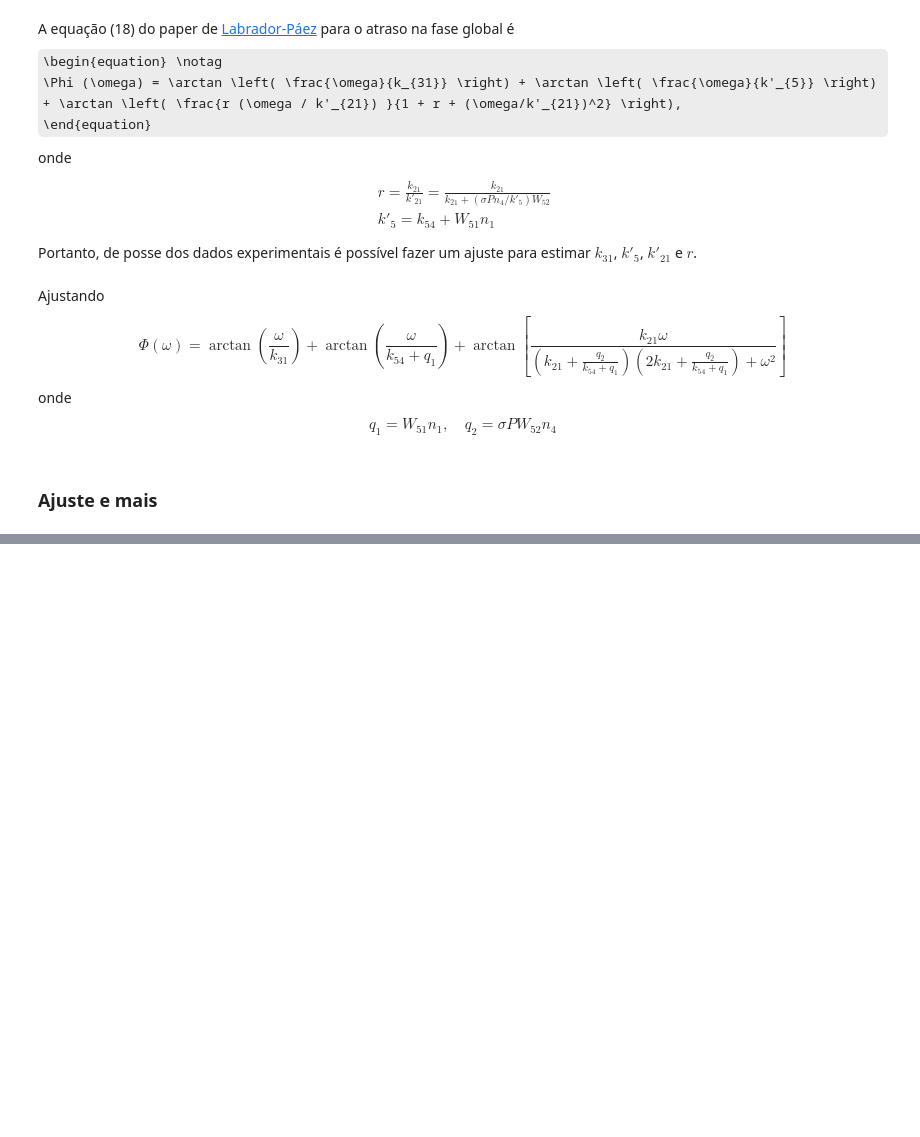
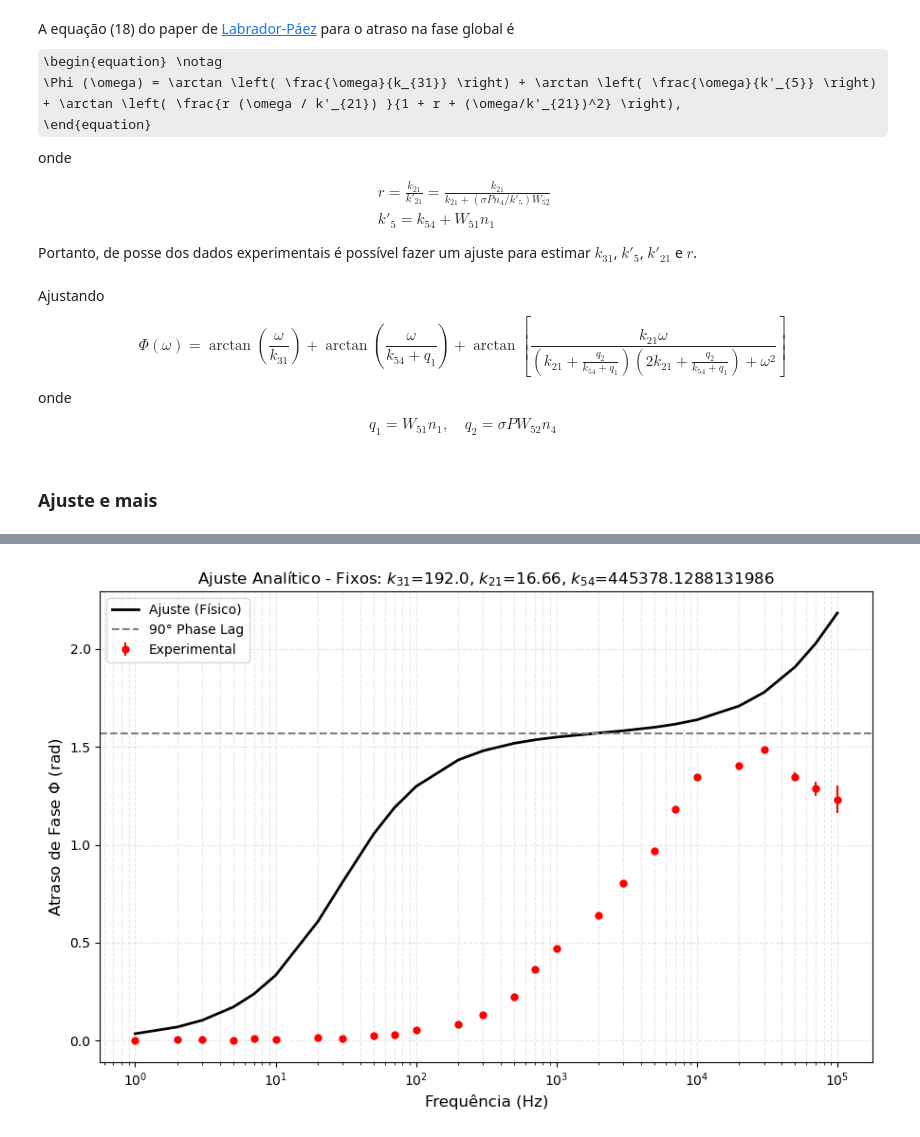
Before and after one commit to habakukc22/ode-system, a Jupyter notebook: initial_parameters.ipynb, the cells around one changed output, grey strips where cells are left out. Drawn from its saved outputs; the diff is of its cells as text; code cells hidden in the pictures; some formulas as TeX source; blank space fills up the shorter version.

```diff
--- a/initial_parameters.ipynb
+++ b/initial_parameters.ipynb
@@ -141,0 +283,86 @@ r     = 0.4620
+# %%
+# ---------------------------------------------------------
+# 1. CONSTANTES DA LITERATURA
+# ---------------------------------------------------------
+k31_fixo = 192.0  # Substitua pelo valor correto
+k21_fixo = 16.66   # Substitua pelo valor correto
+# k54_fixo = 1279.0  # Substitua pelo valor correto
+
+
+
+# ---------------------------------------------------------
+# 3. FUNÇÃO ANALÍTICA (FORMA ELEGANTE FATORADA)
+# ---------------------------------------------------------
+def equacao_18_fisica(f, q1, q2, k54_fixo):
+    w = 2 * np.pi * f
+
+    # Fração comum que se repete no denominador do 3º termo
+    termo_q = q2 / (k54_fixo + q1)
+
+    # Primeiros dois termos
+    termo1 = np.arctan(w / k31_fixo)
+    termo2 = np.arctan(w / (k54_fixo + q1))
+
+    # Terceiro termo fiel à fatoração matemática
+    numerador3 = k21_fixo * w
+    denominador3 = (k21_fixo + termo_q) * (2 * k21_fixo + termo_q) + w**2
+    termo3 = np.arctan(numerador3 / denominador3)
+
+    return termo1 + termo2 + termo3
+
+# ---------------------------------------------------------
+# 4. OTIMIZAÇÃO (CURVE FIT)
+# ---------------------------------------------------------
+limites_inferiores = [0.0, 0.0, 0.0]
+limites_superiores = [np.inf, np.inf, np.inf]
+
+
+
+chute_inicial = [1336.08874717683, 37878.115982463125, 1279.0]
+
+print(f"Realizando ajuste de curva para q1 e q2 desacoplados")
+parametros_otimizados, matriz_covariancia = curve_fit(
+    equacao_18_fisica,
+    frequencias,
+    fases_exp,
+    p0=chute_inicial,
+    bounds=(limites_inferiores, limites_superiores),
+    sigma=erros_exp,
+    absolute_sigma=True,
+    maxfev=20000,
+    method='trf'
+)
+
+q1_fit, q2_fit, k54_fit = parametros_otimizados
+
+# Reconstruindo as taxas com os parâmetros ajustados
+# k5_linha_efetivo = k54_fixo + q1_fit
+# k21_linha_efetivo = k21_fit + (q2_fit / k5_linha_efetivo)
+# r_efetivo = k21_fit / k21_linha_efetivo
+# print("-" * 50)
+# print("PARÂMETROS DE AJUSTE:")
+# print(f"q_1 = {q1_fit:.2f} s⁻¹")
+# print(f"q_2 = {q2_fit:.2e} s⁻²")  # Em notação científica devido ao tamanho
+# print("-" * 50)
+# print("TAXAS EFETIVAS RECONSTRUÍDAS:")
+# print(f"k'_5  = {k5_linha_efetivo:.2f} s⁻¹")
+# print(f"k'_21 = {k21_linha_efetivo:.2f} s⁻¹")
+# print(f"r     = {r_efetivo:.4f}")
+# print("-" * 50)
+# ---------------------------------------------------------
+# 5. PLOTAGEM DOS RESULTADOS
+# ---------------------------------------------------------
+fases_ajustadas = equacao_18_fisica(frequencias, *parametros_otimizados)
+plt.figure(figsize=(9, 6))
+plt.errorbar(frequencias, fases_exp, yerr=erros_exp, fmt='o', color='red', label='Experimental', markersize=5)
+plt.plot(frequencias, fases_ajustadas, color='black', linewidth=2, label='Ajuste (Físico)')
+plt.axhline(np.pi/2, color='gray', linestyle='--', label='90° Phase Lag')
+plt.xscale('log')
+plt.xlabel('Frequência (Hz)', fontsize=12)
+plt.ylabel('Atraso de Fase $\Phi$ (rad)', fontsize=12)
+plt.title(f'Ajuste Analítico - Fixos: $k_{{31}}$={k31_fixo}, $k_{{21}}$={k21_fixo}, $k_{{54}}$={k54_fit}', fontsize=12)
+plt.legend()
+plt.grid(True, which="both", ls="--", alpha=0.3)
+plt.tight_layout()
+plt.show()
+# %% [output]
@@ -141,0 +370 @@ r     = 0.4620
+[figure, added]
```
Also changed, not shown: parts of 16 cells of this notebook.
